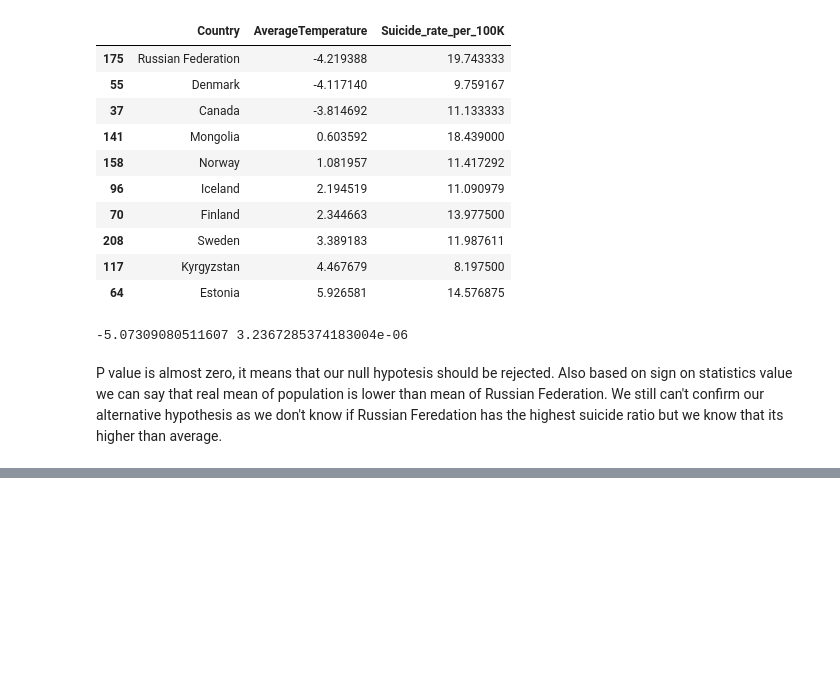
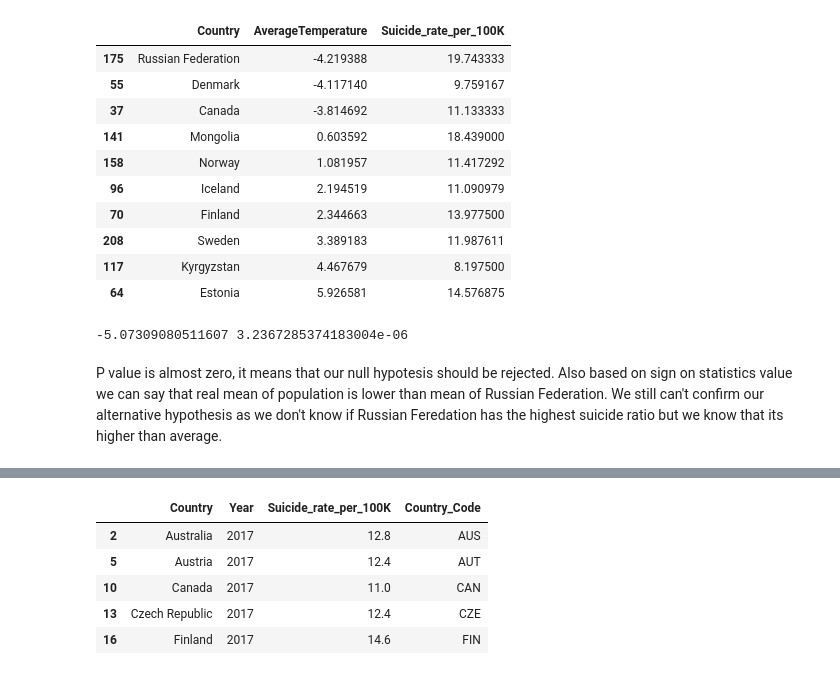
Before and after one commit to SvetlanaGruzdeva/Global-Happiness-Project, a Jupyter notebook: main.ipynb, the cells around one changed output, grey strips where cells are left out. Drawn from its saved outputs; the diff is of its cells as text; code cells hidden in the pictures; blank space fills up the shorter version.

```diff
--- a/main.ipynb
+++ b/main.ipynb
@@ -1114,0 +1161,18 @@ P value is almost zero, it means that our null hypotesis should be rejected. Als
+# %%
+df1 = df_suicide_new[['Country', 'TIME', 'Value', 'Country_Code']]
+df1.columns = ['Country', 'Year', 'Suicide_rate_per_100K', 'Country_Code']
+df1 = df1.loc[df1['Year'].isin([2017, 2018])]
+
+df2 = df_suicide_worldbank[['Country', 'Year', 'Suicide_rate_per_100K', 'Country_Code']]
+df2.columns=['Country', 'Year', 'Suicide_rate_per_100K', 'Country_Code']
+frames = [df1, df2]
+df_suicide = pd.concat(frames)
+
+df_suicide.head()
+# %% [output]
+|  | Country | Year | Suicide_rate_per_100K | Country_Code |
+| 2 | Australia | 2017 | 12.8 | AUS |
+| 5 | Austria | 2017 | 12.4 | AUT |
+| 10 | Canada | 2017 | 11.0 | CAN |
+| 13 | Czech Republic | 2017 | 12.4 | CZE |
+| 16 | Finland | 2017 | 14.6 | FIN |
```
Also changed, not shown: parts of 7 cells of this notebook.
